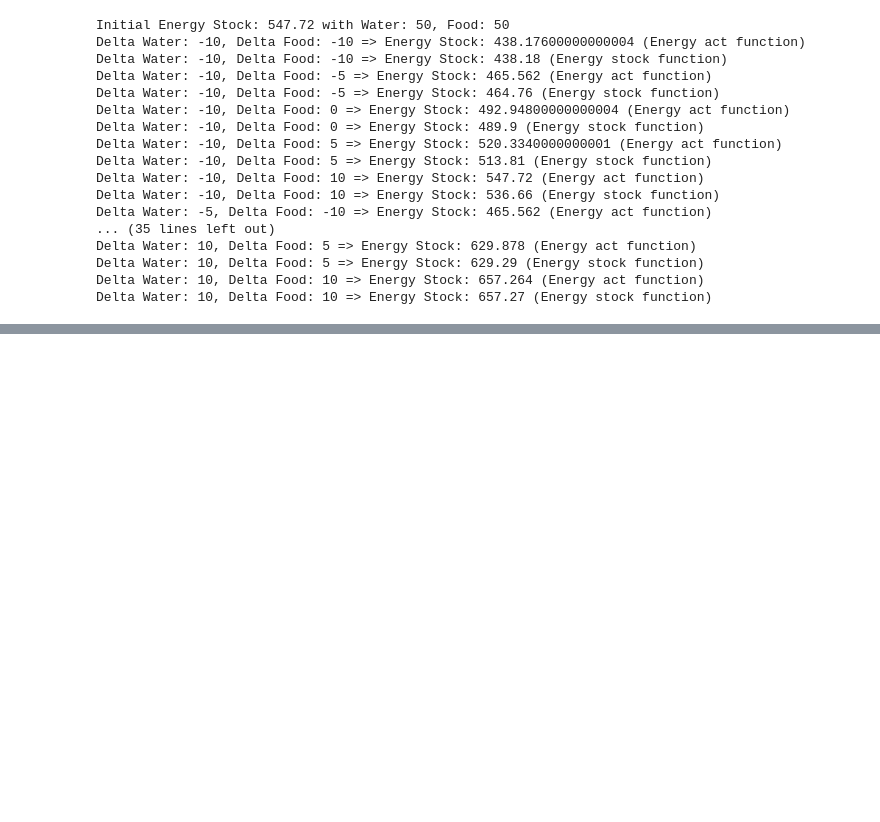
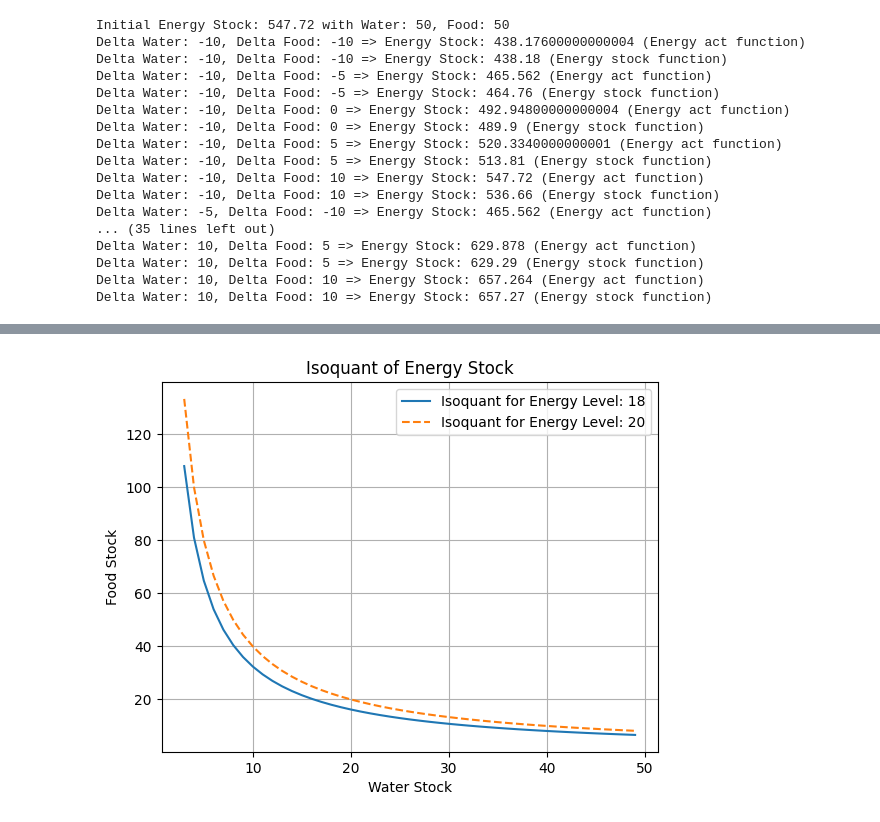
Before and after one commit to FriedrichBroomfield/PROYECTS, a Jupyter notebook: EVOLUTIONARY_SIMS/SIM_EV_1/Tets.ipynb, the cells around one changed output, grey strips where cells are left out. Saved outputs shown, nothing was run; the diff lists cells and outputs as text; code cells hidden in the pictures; blank space fills up the shorter version.

```diff
--- a/EVOLUTIONARY_SIMS/SIM_EV_1/Tets.ipynb
+++ b/EVOLUTIONARY_SIMS/SIM_EV_1/Tets.ipynb
@@ -56,0 +101,92 @@ Delta Water: 10, Delta Food: 10 => Energy Stock: 657.27 (Energy stock function)
+# %%
+# PLOT isoquants of energy stock
+print(FOOD_RELEVANCE, WATER_RELEVANCE)
+# SET reference energy level
+ENERY_LEVEL_OF_REF = 20
+WATER_STOCK_RANGE_REF = np.arange(3, 50, 1)
+FOOD_STOCK_RANGE_REF =  (ENERY_LEVEL_OF_REF/WATER_STOCK_RANGE_REF**(WATER_RELEVANCE))**(1/FOOD_RELEVANCE)
+
+
+# SET PLOT if level inferior or equal to REF
+ENERGY_LEVEL_PLOT = ENERY_LEVEL_OF_REF - 2
+WATER_STOCK_RANGE = np.arange(3, 50, 1)
+FOOD_STOCK_RANGE =  (ENERGY_LEVEL_PLOT/WATER_STOCK_RANGE**(WATER_RELEVANCE))**(1/FOOD_RELEVANCE)
+
+# PLOT isoquant
+import matplotlib.pyplot as plt
+plt.plot(WATER_STOCK_RANGE, FOOD_STOCK_RANGE, label=f'Isoquant for Energy Level: {ENERGY_LEVEL_PLOT}')
+plt.plot(WATER_STOCK_RANGE_REF, FOOD_STOCK_RANGE_REF, label=f'Isoquant for Energy Level: {ENERY_LEVEL_OF_REF}', linestyle='--')
+plt.xlabel('Water Stock')
+plt.ylabel('Food Stock')
+plt.title('Isoquant of Energy Stock')
+plt.legend()
+plt.grid()
+plt.show()
+
+
+#PLOT now derivative of energy stock function with respect to food and water stocks: Asuming df and dw = 1 unit
+# SET reference energy level
+df = 1
+dw = 1
+ENERY_LEVEL_OF_REF = 20
+WATER_STOCK_RANGE_REF = np.arange(0.1, 101, 1)
+FOOD_STOCK_RANGE_REF =  (ENERY_LEVEL_OF_REF/WATER_STOCK_RANGE_REF**(WATER_RELEVANCE))**(1/FOOD_RELEVANCE)
+DERIV_REF_FOOD = FOOD_RELEVANCE*df/(FOOD_STOCK_RANGE_REF)
+DERIV_REF_WATER = WATER_RELEVANCE*dw/(WATER_STOCK_RANGE_REF)
+DERIV_REF = DERIV_REF_FOOD + DERIV_REF_WATER
+
+
+# SET PLOT if level inferior or equal to REF
+ENERGY_LEVEL_PLOT = ENERY_LEVEL_OF_REF - 2
+WATER_STOCK_RANGE = np.arange(0.1, 101, 1)
+FOOD_STOCK_RANGE =  (ENERGY_LEVEL_PLOT/WATER_STOCK_RANGE**(WATER_RELEVANCE))**(1/FOOD_RELEVANCE)
+DERIV_FOOD = FOOD_RELEVANCE*df/(FOOD_STOCK_RANGE)
+DERIV_WATER = WATER_RELEVANCE*dw/(WATER_STOCK_RANGE)
+DERIV = DERIV_FOOD + DERIV_WATER
+
+
+
+
+# PLOT derivative along isoquant: Show where  wich of the derivatives is higher
+import matplotlib.pyplot as plt
+
+plt.plot(WATER_STOCK_RANGE, DERIV, label=f'Derivative along Isoquant for Energy Level: {ENERGY_LEVEL_PLOT}')
+plt.plot(WATER_STOCK_RANGE_REF, DERIV_REF, label=f'Derivative along Isoquant for Energy Level: {ENERY_LEVEL_OF_REF}', linestyle='--')
+plt.fill_between(WATER_STOCK_RANGE, DERIV, DERIV_REF, where=(DERIV > DERIV_REF), color='green', alpha=0.3, label='Higher Derivative (Lower Energy Level)')
+plt.fill_between(WATER_STOCK_RANGE, DERIV, DERIV_REF, where=(DERIV < DERIV_REF), color='red', alpha=0.3, label='Lower Derivative (Higher Energy Level)')
+plt.xlabel('Water Stock')
+plt.ylabel('Derivative of Energy Stock along Isoquant')
+plt.title('Derivative of Energy Stock along Isoquant')
+plt.legend()
+plt.grid()
+plt.show()
+
+#Print final areas: Do not use np.trapz
+area_higher_deriv = np.sum(np.abs(DERIV - DERIV_REF)[DERIV > DERIV_REF]) * (WATER_STOCK_RANGE[1] - WATER_STOCK_RANGE[0])
+area_lower_deriv = np.sum(np.abs(DERIV - DERIV_REF)[DERIV < DERIV_REF]) * (WATER_STOCK_RANGE[1] - WATER_STOCK_RANGE[0])
+print(f"Area where derivative is higher (Lower Energy Level): {area_higher_deriv}")
+print(f"Area where derivative is lower (Higher Energy Level): {area_lower_deriv}")
+
+
+# Plot partial derivatives with respect to food and water agaist reference
+plt.plot(WATER_STOCK_RANGE, DERIV_FOOD, label='Partial Derivative w.r.t Food Stock')
+
+plt.plot(WATER_STOCK_RANGE, DERIV_REF_FOOD, label='Partial Derivative w.r.t Food Stock (Reference)', linestyle='--')
+plt.xlabel('Water Stock')
+plt.ylabel('Partial Derivatives of Energy Stock')
+plt.title('Partial Derivatives of Energy Stock w.r.t Food and Water Stocks')
+plt.legend()
+plt.grid()
+plt.show()
+
+
+plt.plot(FOOD_STOCK_RANGE, DERIV_WATER, label='Partial Derivative w.r.t Water Stock')
+
+plt.plot(FOOD_STOCK_RANGE, DERIV_REF_WATER, label='Partial Derivative w.r.t Water Stock (Reference)', linestyle='--')
+plt.xlabel('Food Stock')
+plt.ylabel('Partial Derivatives of Energy Stock')
+plt.title('Partial Derivatives of Energy Stock w.r.t Food and Water Stocks')
+plt.legend()
+plt.grid()
+plt.show()
+# %% [output]
@@ -56,0 +194 @@ Delta Water: 10, Delta Food: 10 => Energy Stock: 657.27 (Energy stock function)
+[figure, added]
```
Also changed, not shown: parts of 2 cells of this notebook, 1 other file.
